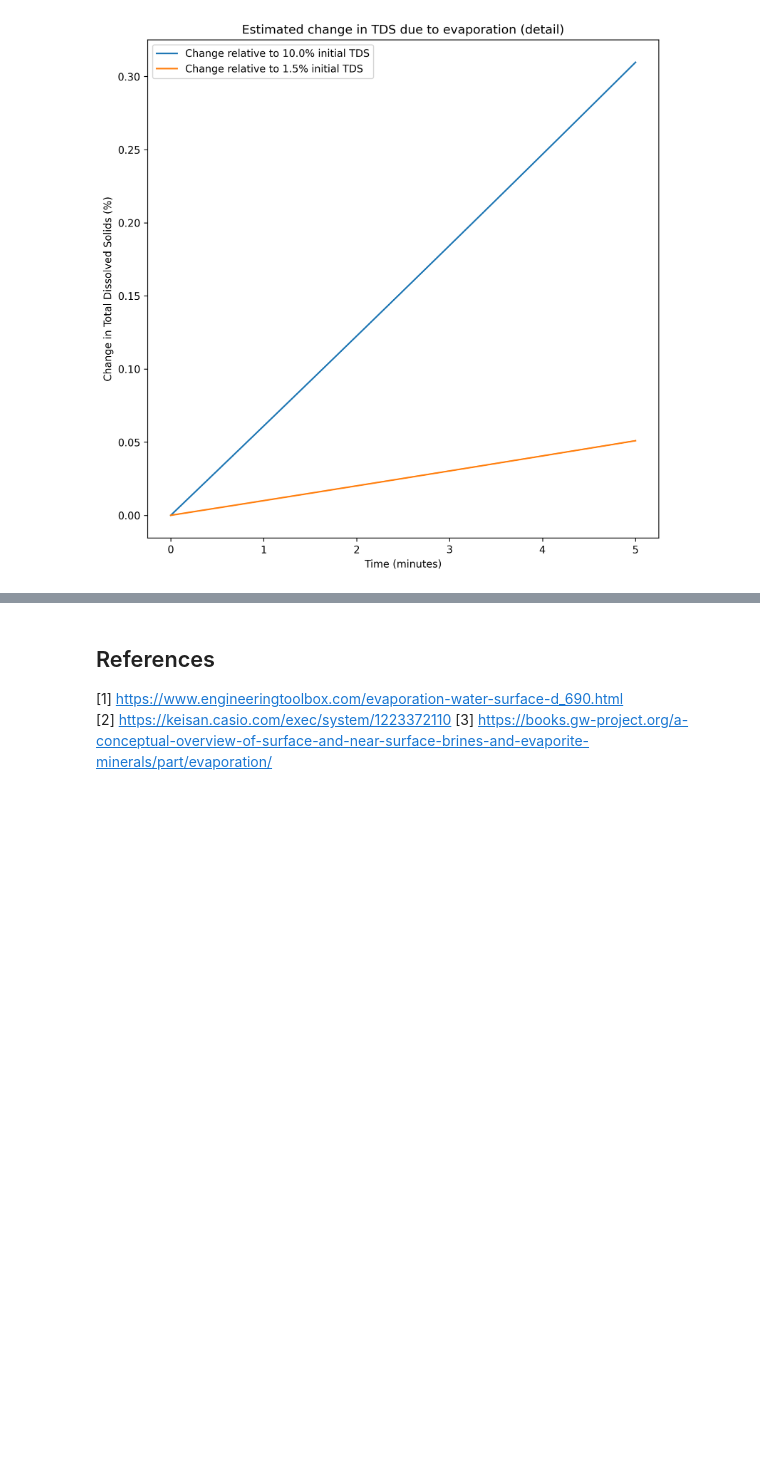
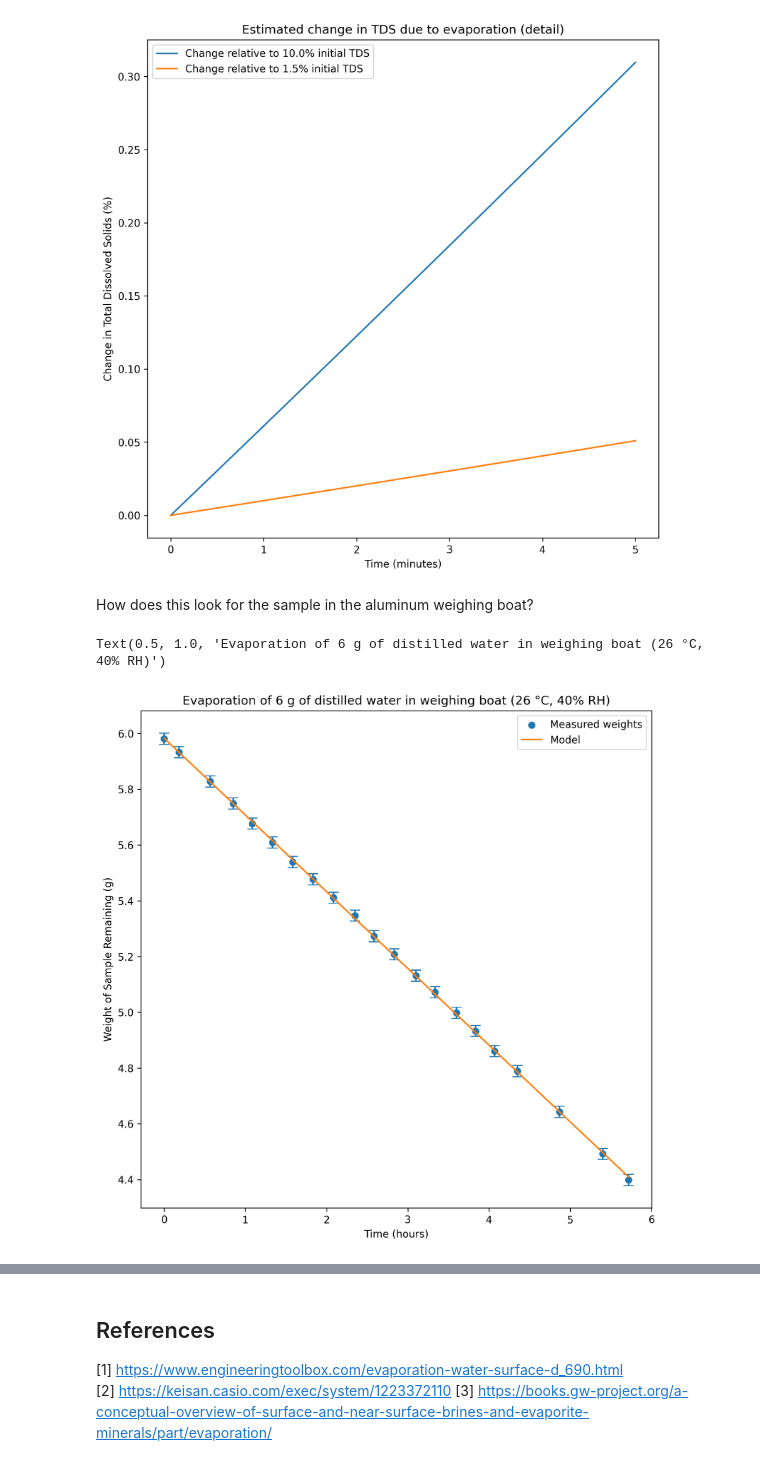
Before and after one commit to quantitativecafe/blog, a Jupyter notebook: sampling-test/analysis.ipynb, the cells around one changed output, grey strips where cells are left out. Saved outputs shown, nothing was run; the diff lists cells and outputs as text; code cells hidden in the pictures; blank space fills up the shorter version.

Commit message:
Add analysis for evaporation in weighing boat

```diff
--- a/sampling-test/analysis.ipynb
+++ b/sampling-test/analysis.ipynb
@@ -147,8 +147,8 @@ $$
 # %% [markdown]
 Our data for the weighing boat should be a straight line, so let's start with a linear fit on that data.
 # %%
-res = linregress(e_results['seconds'], e_results['weight_boat_w'])
-res
+boat_fit = linregress(e_results['seconds'], e_results['weight_boat_w'])
+boat_fit
 # %% [output]
 LinregressResult(slope=-7.644412522023215e-05, intercept=5.982728388644859, rvalue=-0.9999323452472354, pvalue=3.1941655618092156e-38, stderr=2.040109629051111e-07, intercept_stderr=0.0022880801707882 ...
 # %% [markdown]
@@ -354,3 +354,35 @@ plt.title('Estimated change in TDS due to evaporation (detail)')
 # %% [output]
 Text(0.5, 1.0, 'Estimated change in TDS due to evaporation (detail)')
 [figure]
+# %% [markdown]
+How does this look for the sample in the aluminum weighing boat?
+# %%
+# Create the figure
+fig, ax = plt.subplots(figsize=(9,9), dpi=300)
+fig.patch.set_facecolor('white')
+
+# Label the axes
+ax.set_xlabel('Time (hours)')
+ax.set_ylabel('Weight of Sample Remaining (g)')
+
+# Plot the data
+ax.scatter(e_results['seconds'] / 3600, e_results['weight_boat_w'],
+           label='Measured weights')
+
+# Plot 0.02 g error bars
+ax.errorbar(e_results['seconds'] / 3600, e_results['weight_boat_w'],
+            yerr=0.02, capsize=5, ls='none')
+
+# PLot the model
+ts = np.linspace(e_results['seconds'].min(), e_results['seconds'].max(), 200)
+vs_model = (boat_fit.slope * ts + boat_fit.intercept) * 1000
+ax.plot(ts / 3600, vs_model / 1000, label='Model')
+
+# Draw legend
+ax.legend()
+
+# Plot title
+plt.title('Evaporation of 6 g of distilled water in weighing boat (26 °C, 40% RH)')
+# %% [output]
+Text(0.5, 1.0, 'Evaporation of 6 g of distilled water in weighing boat (26 °C, 40% RH)')
+[figure, added]
```
Also changed, not shown: parts of 2 cells of this notebook.
